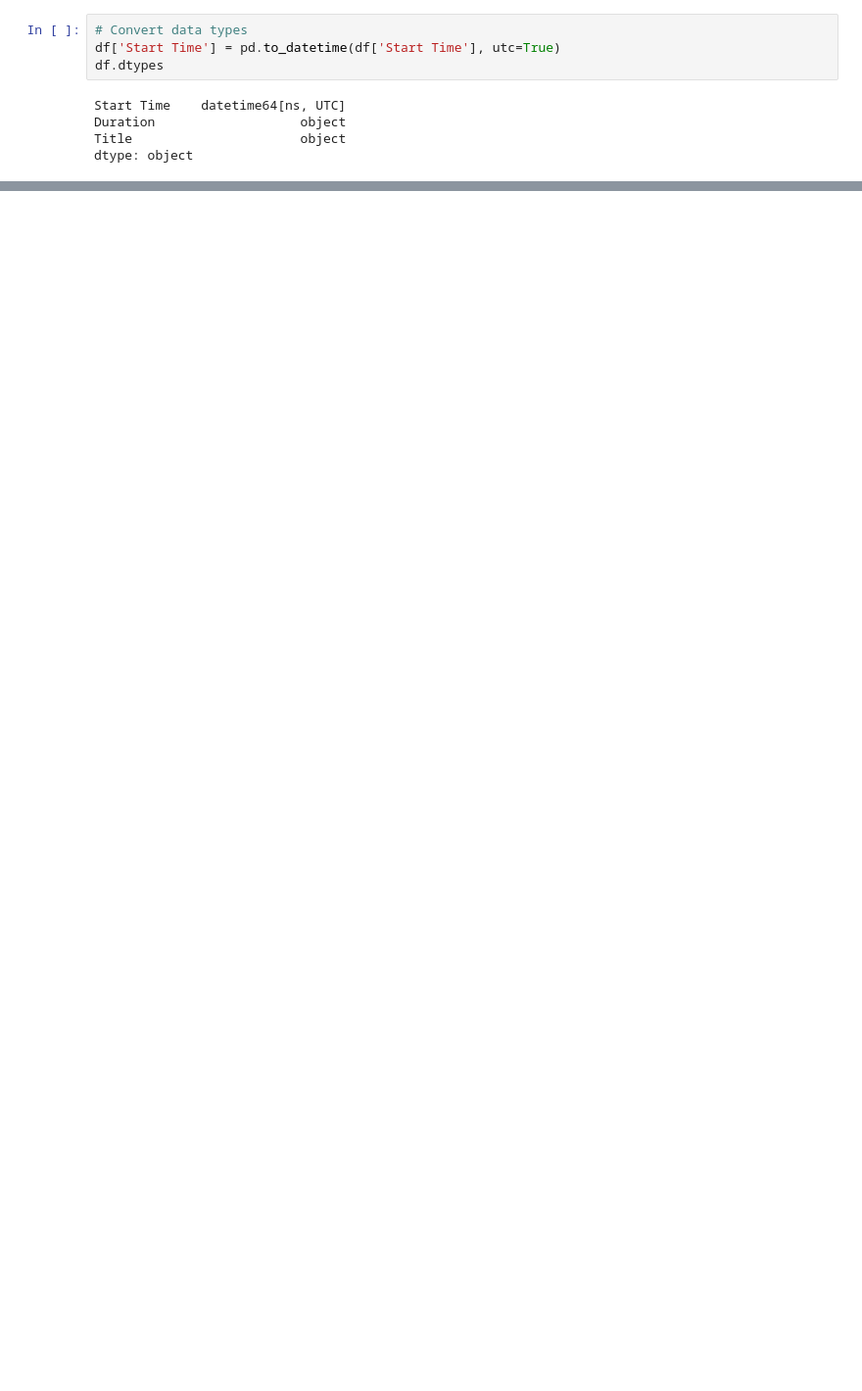
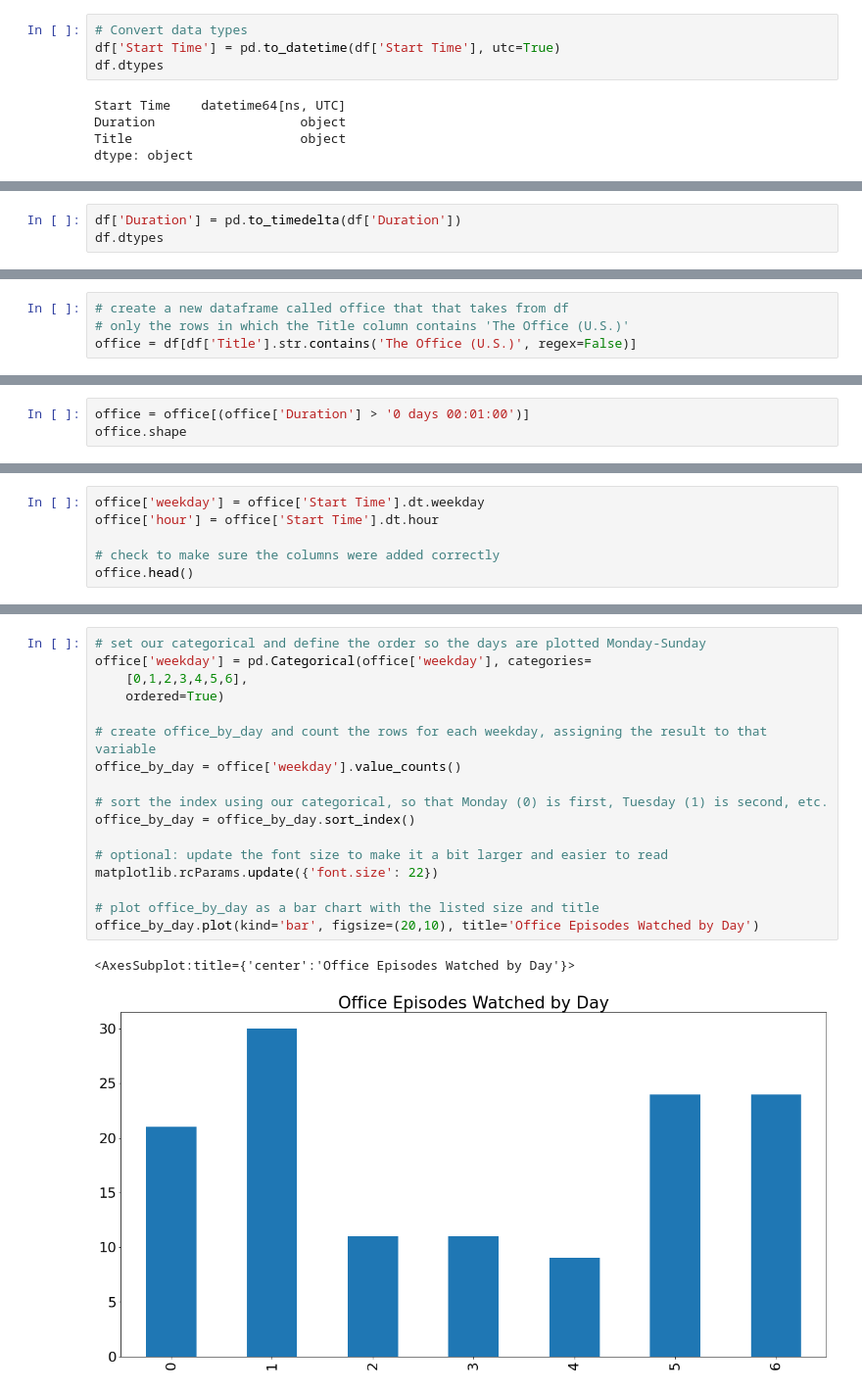
Before and after one commit to juanjosua/python-projects, a Jupyter notebook: analyze-personal-netflix-data/Analyze Personal Netflix Data.ipynb, the cells around one changed output, grey strips where cells are left out. Shown: that part at 98% size. Cells and saved outputs as stored; diff of their text form; blank space fills up the shorter version.

```diff
--- a/analyze-personal-netflix-data/Analyze Personal Netflix Data.ipynb
+++ b/analyze-personal-netflix-data/Analyze Personal Netflix Data.ipynb
@@ -66,0 +172,3 @@ df.head()
+# %%
+df['Duration'] = pd.to_timedelta(df['Duration'])
+df.dtypes
@@ -66,0 +193,4 @@ df.head()
+# %%
+# create a new dataframe called office that that takes from df
+# only the rows in which the Title column contains 'The Office (U.S.)'
+office = df[df['Title'].str.contains('The Office (U.S.)', regex=False)]
@@ -66,0 +213,3 @@ df.head()
+# %%
+office = office[(office['Duration'] > '0 days 00:01:00')]
+office.shape
@@ -66,0 +249,6 @@ df.head()
+# %%
+office['weekday'] = office['Start Time'].dt.weekday
+office['hour'] = office['Start Time'].dt.hour
+
+# check to make sure the columns were added correctly
+office.head()
@@ -66,0 +280,20 @@ df.head()
+# %%
+# set our categorical and define the order so the days are plotted Monday-Sunday
+office['weekday'] = pd.Categorical(office['weekday'], categories=
+    [0,1,2,3,4,5,6],
+    ordered=True)
+
+# create office_by_day and count the rows for each weekday, assigning the result to that variable
+office_by_day = office['weekday'].value_counts()
+
+# sort the index using our categorical, so that Monday (0) is first, Tuesday (1) is second, etc.
+office_by_day = office_by_day.sort_index()
+
+# optional: update the font size to make it a bit larger and easier to read
+matplotlib.rcParams.update({'font.size': 22})
+
+# plot office_by_day as a bar chart with the listed size and title
+office_by_day.plot(kind='bar', figsize=(20,10), title='Office Episodes Watched by Day')
+# %% [output]
+<AxesSubplot:title={'center':'Office Episodes Watched by Day'}>
+[figure, added]
```
Also changed, not shown: parts of 56 cells of this notebook, 5 other files.
